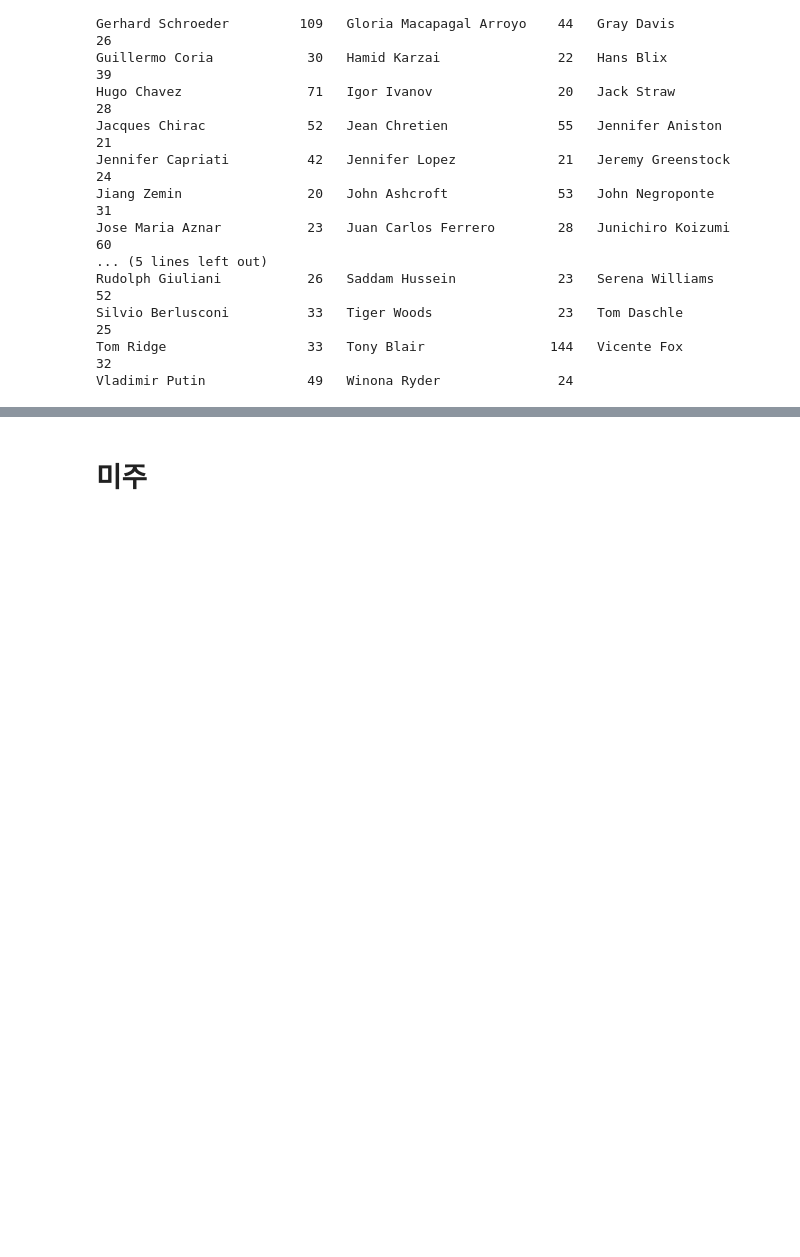
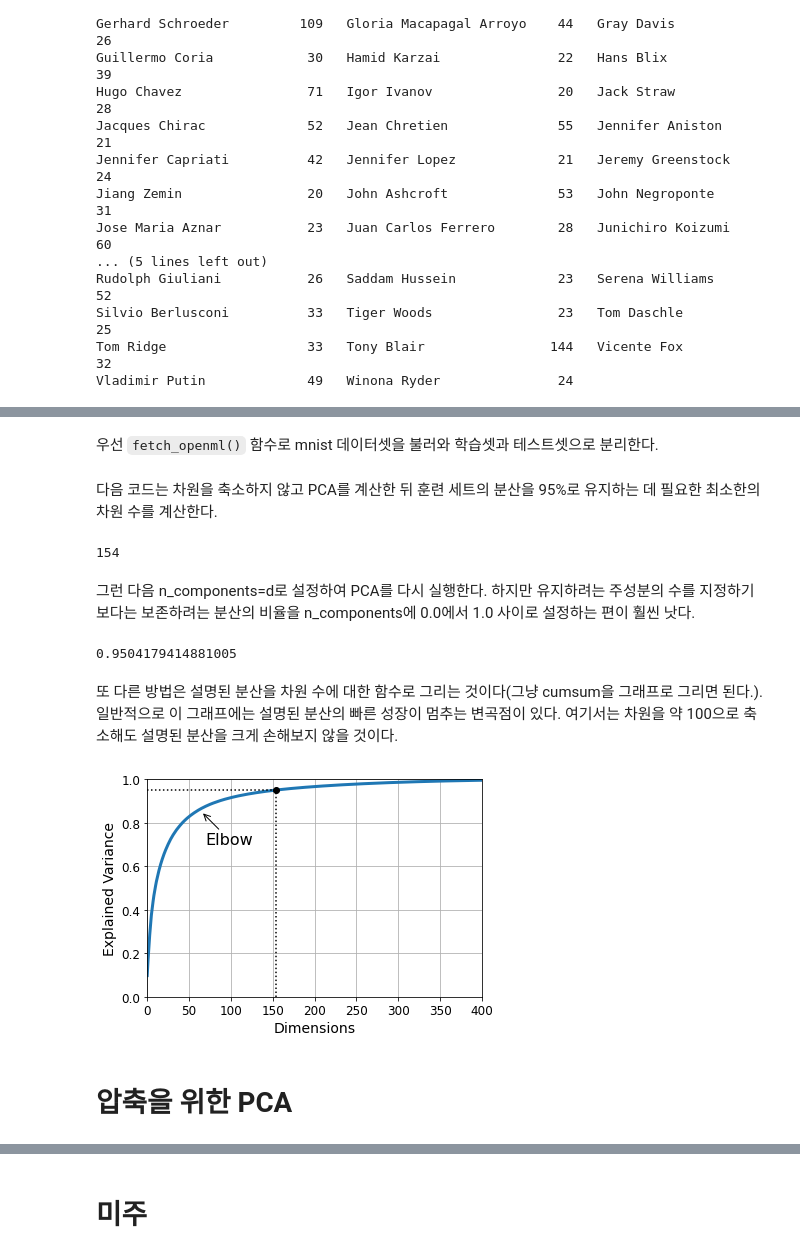
Before and after one commit to Sameta-cani/jwork, a Jupyter notebook: PCA.ipynb, the cells around one changed output, grey strips where cells are left out. Drawn from its saved outputs; the diff is of its cells as text; code cells hidden in the pictures; blank space fills up the shorter version.

```diff
--- a/PCA.ipynb
+++ b/PCA.ipynb
@@ -681,0 +790,51 @@ Vladimir Putin             49   Winona Ryder               24
+# %% [markdown]
+우선 <code>fetch_openml()</code> 함수로 mnist 데이터셋을 불러와 학습셋과 테스트셋으로 분리한다.
+# %%
+from sklearn.datasets import fetch_openml
+from sklearn.model_selection import train_test_split
+
+mnist = fetch_openml('mnist_784', version=1, as_frame=False)
+mnist.target = mnist.target.astype(np.uint8)
+
+X = mnist["data"]
+y = mnist["target"]
+
+X_train, X_test, y_train, y_test = train_test_split(X, y)
+# %% [markdown]
+다음 코드는 차원을 축소하지 않고 PCA를 계산한 뒤 훈련 세트의 분산을 95%로 유지하는 데 필요한 최소한의 차원 수를 계산한다.
+# %%
+pca = PCA()
+pca.fit(X_train)
+cumsum = np.cumsum(pca.explained_variance_ratio_)
+d = np.argmax(cumsum >= 0.95) + 1
+
+d
+# %% [output]
+154
+# %% [markdown]
+그런 다음 n_components=d로 설정하여 PCA를 다시 실행한다. 하지만 유지하려는 주성분의 수를 지정하기보다는 보존하려는 분산의 비율을 n_components에 0.0에서 1.0 사이로 설정하는 편이 훨씬 낫다.
+# %%
+pca = PCA(n_components=0.95)
+X_reduced = pca.fit_transform(X_train)
+np.sum(pca.explained_variance_ratio_)
+# %% [output]
+0.9504179414881005
+# %% [markdown]
+또 다른 방법은 설명된 분산을 차원 수에 대한 함수로 그리는 것이다(그냥 cumsum을 그래프로 그리면 된다.). 일반적으로 이 그래프에는 설명된 분산의 빠른 성장이 멈추는 변곡점이 있다. 여기서는 차원을 약 100으로 축소해도 설명된 분산을 크게 손해보지 않을 것이다.
+# %%
+plt.figure(figsize=(6, 4))
+plt.plot(cumsum, linewidth=3)
+plt.axis([0, 400, 0, 1])
+plt.xlabel("Dimensions")
+plt.ylabel("Explained Variance")
+plt.plot([d, d], [0, 0.95], "k:")
+plt.plot([0, d], [0.95, 0.95], "k:")
+plt.plot(d, 0.95, "ko")
+plt.annotate("Elbow", xy=(65, 0.85), xytext=(70, 0.7),
+             arrowprops=dict(arrowstyle="->"), fontsize=16)
+plt.grid(True)
+plt.show()
+# %% [output]
+[figure, added]
+# %% [markdown]
+# 압축을 위한 PCA
```
Also changed, not shown: parts of 37 cells of this notebook, 3 other files.
